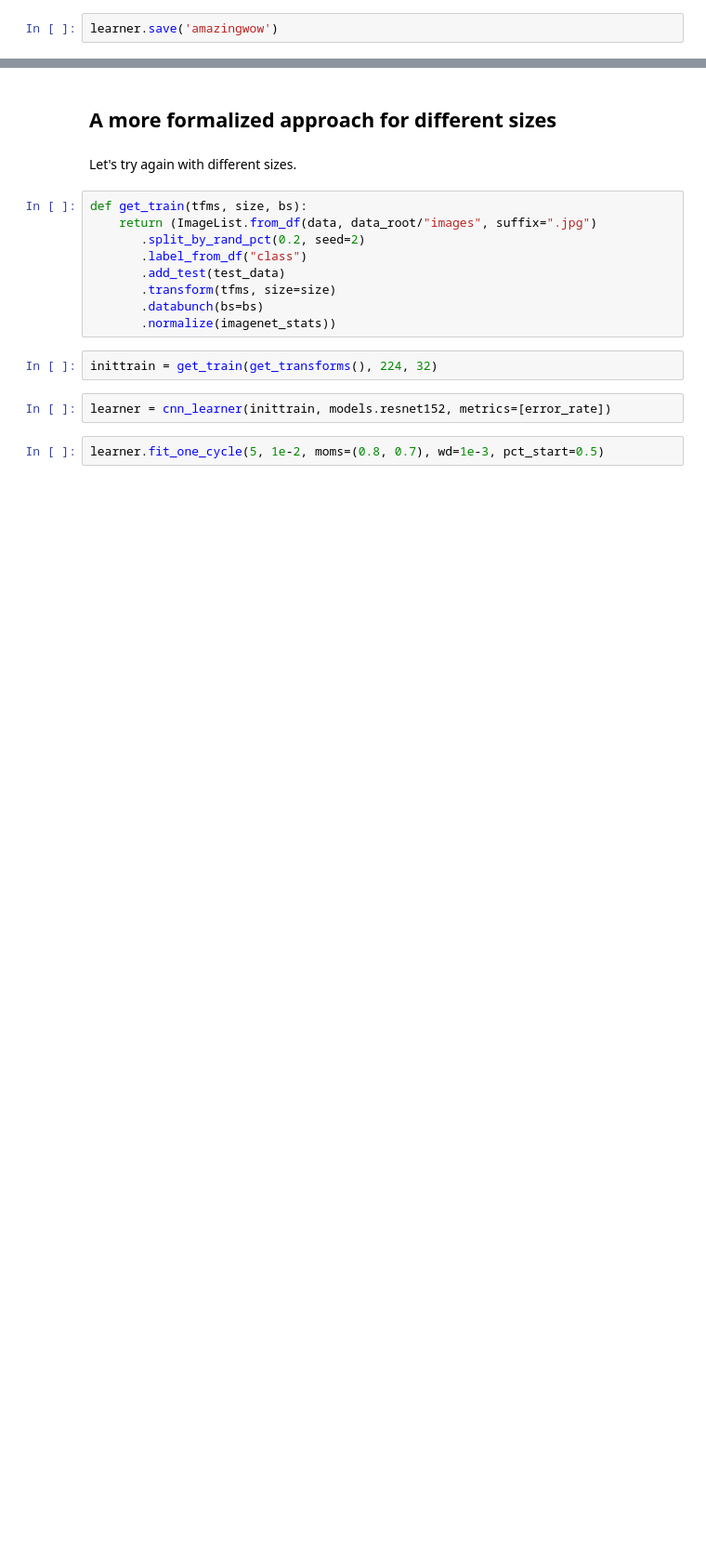
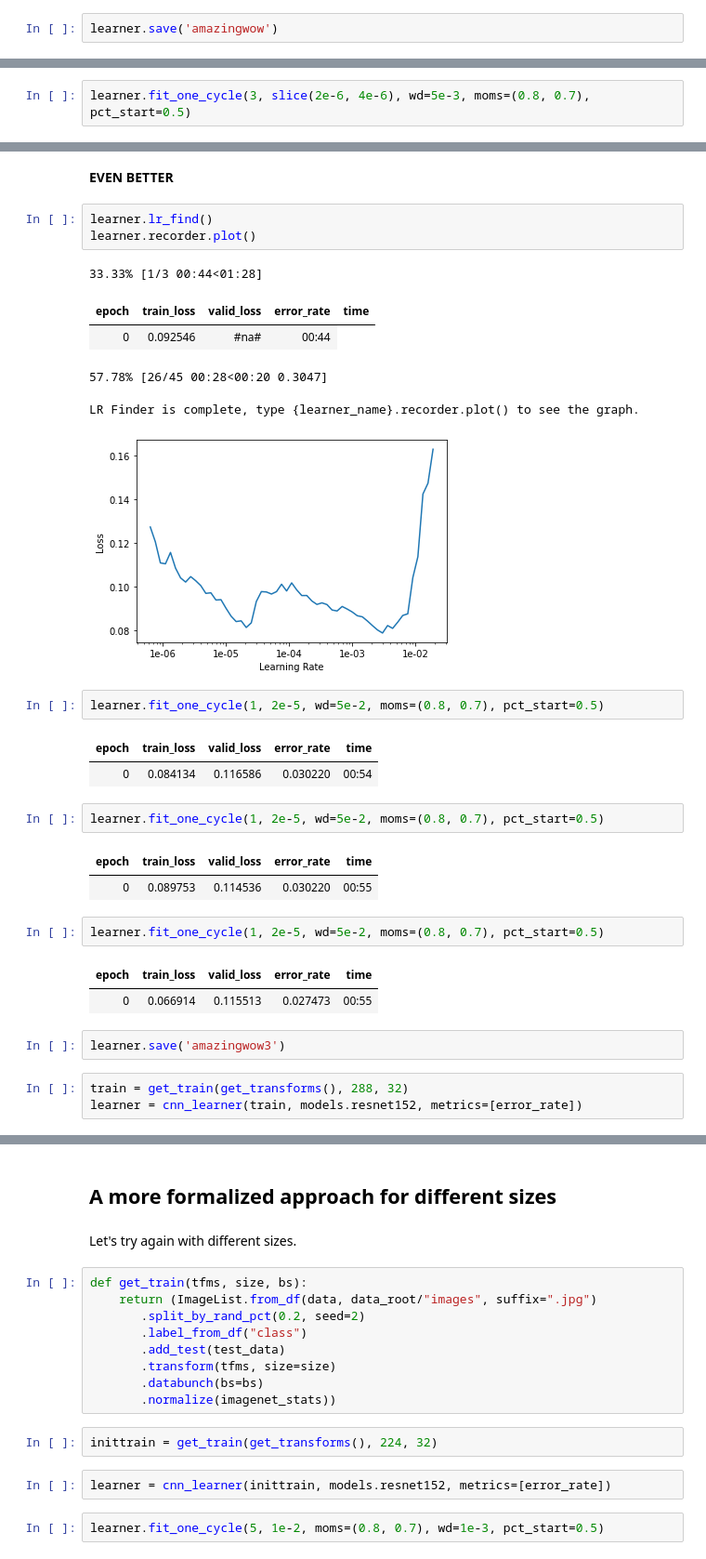
Before and after one commit to vitsalis/kaggle, a Jupyter notebook: FGVC7/solution.ipynb, the cells around one changed output, grey strips where cells are left out. Shown: that part at 93% size. Cells and saved outputs as stored; diff of their text form; blank space fills up the shorter version.

Commit message:
Even better solution 0.024

```diff
--- a/FGVC7/solution.ipynb
+++ b/FGVC7/solution.ipynb
@@ -1229,0 +1306,2 @@ learner.save('amazingwow')
+# %%
+learner.fit_one_cycle(3, slice(2e-6, 4e-6), wd=5e-3, moms=(0.8, 0.7), pct_start=0.5)
@@ -1229,0 +1320,32 @@ learner.save('amazingwow')
+# %% [markdown]
+**EVEN BETTER**
+# %%
+learner.lr_find()
+learner.recorder.plot()
+# %% [output]
+33.33% [1/3 00:44<01:28]
+| epoch | train_loss | valid_loss | error_rate | time |
+| 0 | 0.092546 | #na# | 00:44 |
+57.78% [26/45 00:28<00:20 0.3047]
+LR Finder is complete, type {learner_name}.recorder.plot() to see the graph.
+[figure, added]
+# %%
+learner.fit_one_cycle(1, 2e-5, wd=5e-2, moms=(0.8, 0.7), pct_start=0.5)
+# %% [output]
+| epoch | train_loss | valid_loss | error_rate | time |
+| 0 | 0.084134 | 0.116586 | 0.030220 | 00:54 |
+# %%
+learner.fit_one_cycle(1, 2e-5, wd=5e-2, moms=(0.8, 0.7), pct_start=0.5)
+# %% [output]
+| epoch | train_loss | valid_loss | error_rate | time |
+| 0 | 0.089753 | 0.114536 | 0.030220 | 00:55 |
+# %%
+learner.fit_one_cycle(1, 2e-5, wd=5e-2, moms=(0.8, 0.7), pct_start=0.5)
+# %% [output]
+| epoch | train_loss | valid_loss | error_rate | time |
+| 0 | 0.066914 | 0.115513 | 0.027473 | 00:55 |
+# %%
+learner.save('amazingwow3')
+# %%
+train = get_train(get_transforms(), 288, 32)
+learner = cnn_learner(train, models.resnet152, metrics=[error_rate])
```
Also changed, not shown: parts of 23 cells of this notebook.
